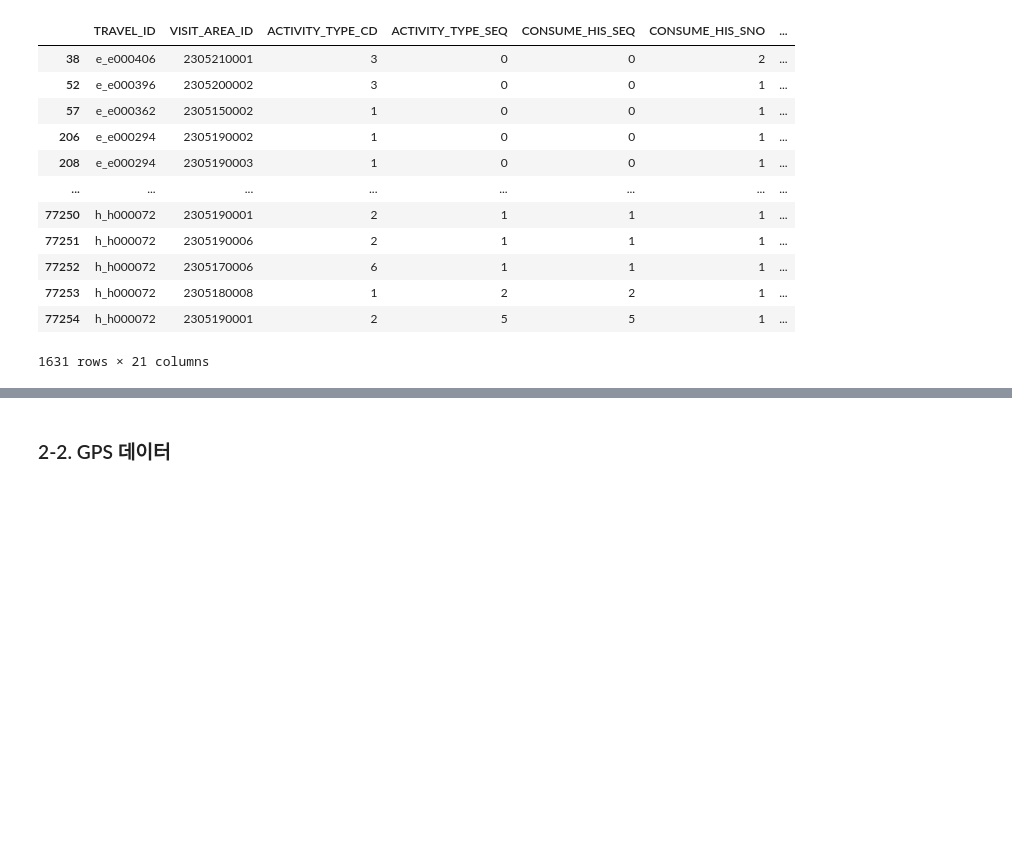
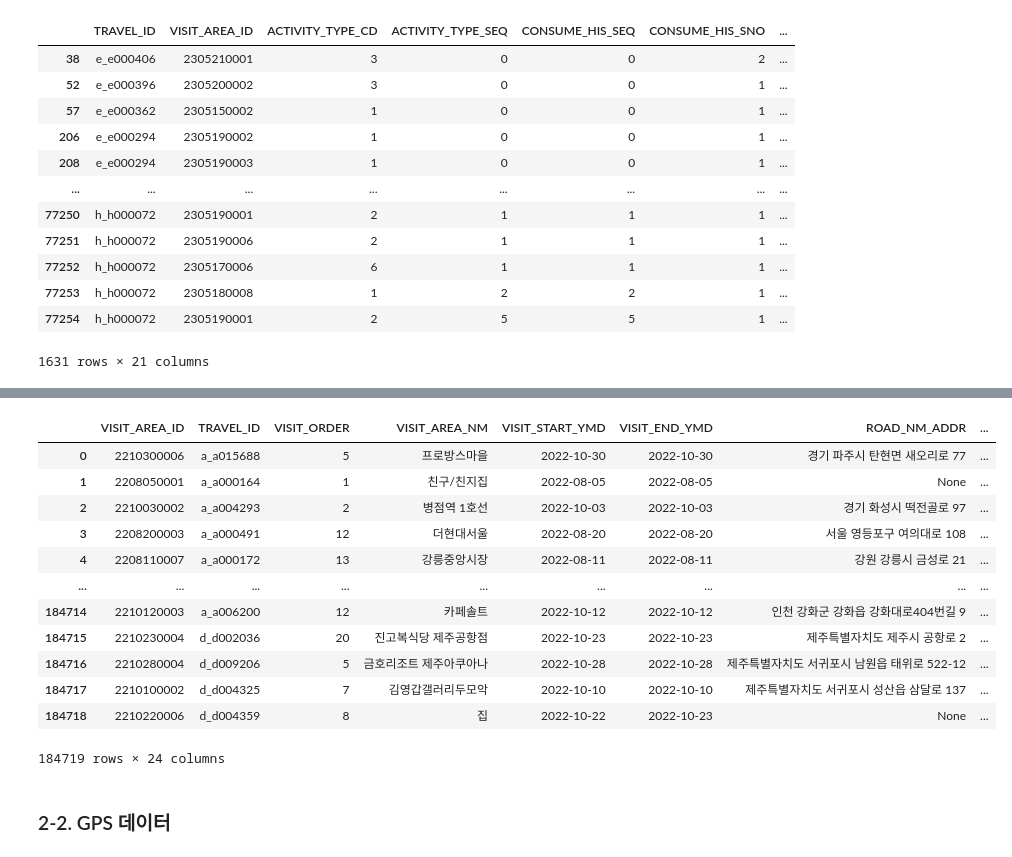
Before and after one commit to DencingParty/travel-data-engineering, a Jupyter notebook: one_week_data_for_test.ipynb, the cells around one changed output, grey strips where cells are left out. Drawn from its saved outputs; the diff is of its cells as text; code cells hidden in the pictures; blank space fills up the shorter version.

```diff
--- a/one_week_data_for_test.ipynb
+++ b/one_week_data_for_test.ipynb
@@ -320,3 +329,19 @@ region_dict_default["2023-05-14"]["tn_activity_his_활동내역"]
+# %%
+pd.read_parquet(os.path.join("data", "aihub", "2022", "total_combined", "region_data_parquet", "tn_visit_area_info_방문지정보.parquet"), engine="pyarrow")
+# %% [output]
+|  | VISIT_AREA_ID | TRAVEL_ID | VISIT_ORDER | VISIT_AREA_NM | VISIT_START_YMD | VISIT_END_YMD | ROAD_NM_ADDR | ... |
+| 0 | 2210300006 | a_a015688 | 5 | 프로방스마을 | 2022-10-30 | 2022-10-30 | 경기 파주시 탄현면 새오리로 77 | ... |
+| 1 | 2208050001 | a_a000164 | 1 | 친구/친지집 | 2022-08-05 | 2022-08-05 | None | ... |
+| 2 | 2210030002 | a_a004293 | 2 | 병점역 1호선 | 2022-10-03 | 2022-10-03 | 경기 화성시 떡전골로 97 | ... |
+| 3 | 2208200003 | a_a000491 | 12 | 더현대서울 | 2022-08-20 | 2022-08-20 | 서울 영등포구 여의대로 108 | ... |
+| 4 | 2208110007 | a_a000172 | 13 | 강릉중앙시장 | 2022-08-11 | 2022-08-11 | 강원 강릉시 금성로 21 | ... |
+| ... | ... | ... | ... | ... | ... | ... | ... | ... |
+| 184714 | 2210120003 | a_a006200 | 12 | 카페솔트 | 2022-10-12 | 2022-10-12 | 인천 강화군 강화읍 강화대로404번길 9 | ... |
+| 184715 | 2210230004 | d_d002036 | 20 | 진고복식당 제주공항점 | 2022-10-23 | 2022-10-23 | 제주특별자치도 제주시 공항로 2 | ... |
+| 184716 | 2210280004 | d_d009206 | 5 | 금호리조트 제주아쿠아나 | 2022-10-28 | 2022-10-28 | 제주특별자치도 서귀포시 남원읍 태위로 522-12 | ... |
+| 184717 | 2210100002 | d_d004325 | 7 | 김영갑갤러리두모악 | 2022-10-10 | 2022-10-10 | 제주특별자치도 서귀포시 성산읍 삼달로 137 | ... |
+| 184718 | 2210220006 | d_d004359 | 8 | 집 | 2022-10-22 | 2022-10-23 | None | ... |
+184719 rows × 24 columns
 # %% [markdown]
 ### 2-2. GPS 데이터
 # %%
```
Also changed, not shown: parts of 14 cells of this notebook, 2 other files.
